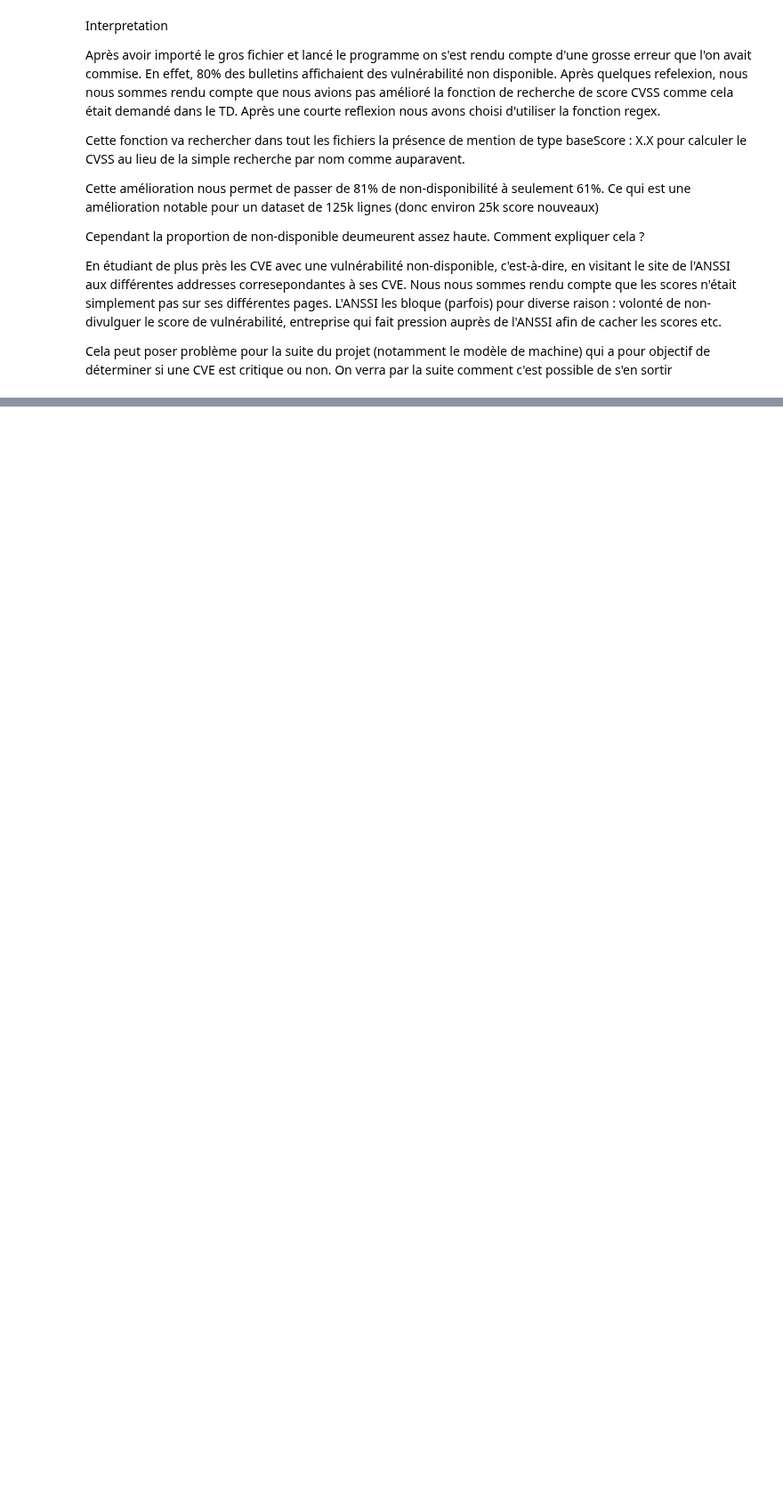
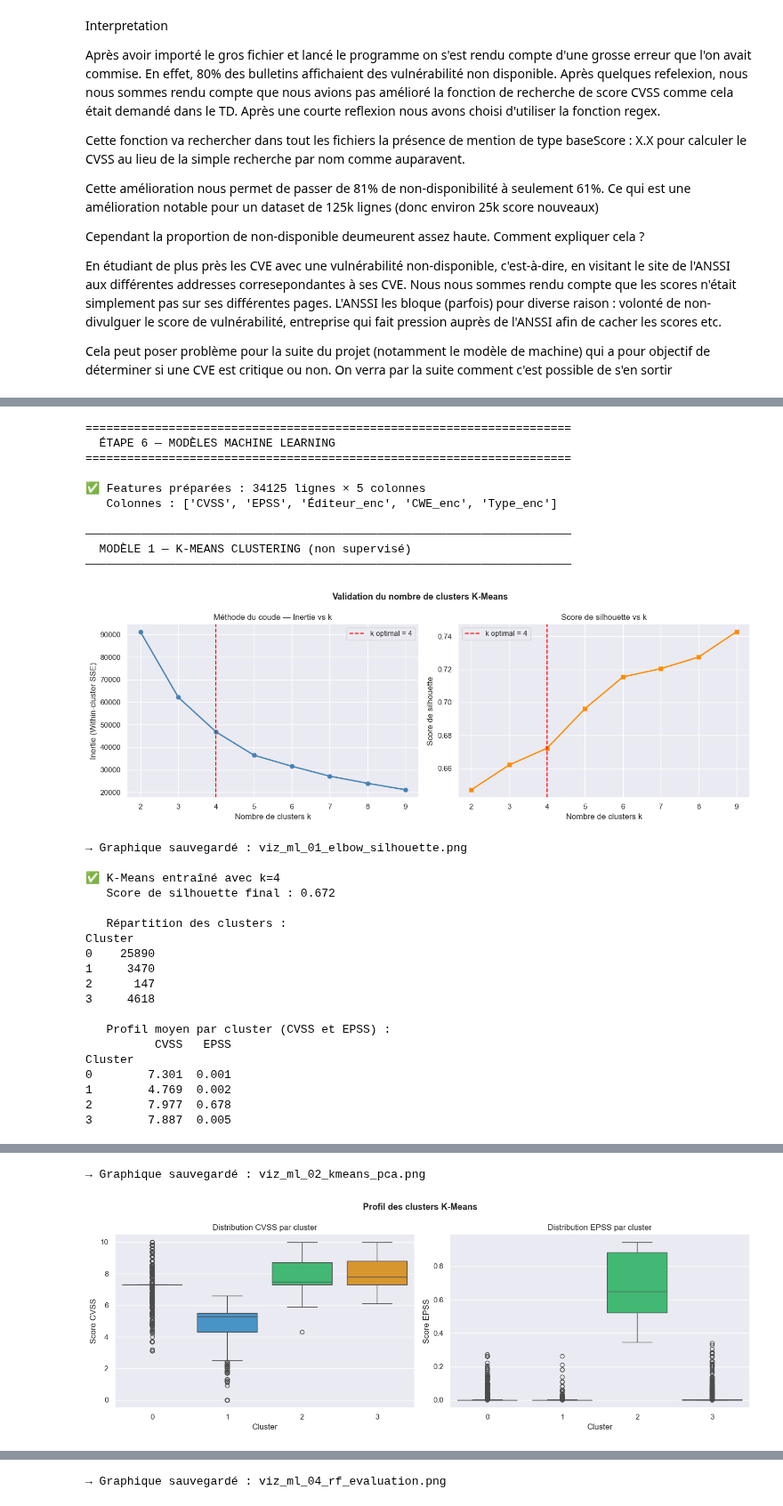
Before and after one commit to AL3X4231/gestion-detection_mail, a Jupyter notebook: main.ipynb, the cells around one changed output, grey strips where cells are left out. Shown at 89% size. Cells and saved outputs as stored; diff of their text form; code cells hidden in the pictures; blank space fills up the shorter version.

```diff
--- a/main.ipynb
+++ b/main.ipynb
@@ -979,8 +988,6 @@ Cependant, on va limiter la base de données pour le machine learning, aux CVE d
 # %%
 """
-╔══════════════════════════════════════════════════════════════════════════════╗
-║   ÉTAPE 6 — MODÈLES MACHINE LEARNING (supervisé + non supervisé)             ║
-╚══════════════════════════════════════════════════════════════════════════════╝
+ÉTAPE 6 — MODÈLES MACHINE LEARNING (supervisé + non supervisé)
 """
 
 # ─────────────────────────────────────────────────────────────────────────────
@@ -1304,30 +1311,61 @@ plt.savefig("viz_ml_06_rf_cv_scores.png", dpi=150)
 plt.show()
 print("→ Graphique sauvegardé : viz_ml_06_rf_cv_scores.png")
 
 auc = roc_auc_score(y_test, y_proba)
 print(f"""
 INTERPRÉTATION RANDOM FOREST :
 ━━━━━━━━━━━━━━━━━━━━━━━━━━━━━
   • AUC-ROC = {auc:.3f} : {'excellent' if auc > 0.85 else 'bon' if auc > 0.75 else 'modéré'}
     → Le modèle discrimine bien les CVE critiques des non critiques.
 
   • La validation croisée 5-fold donne un F1-macro stable
     ({cv_scores.mean():.3f} ± {cv_scores.std():.3f}), indiquant une bonne généralisation.
 
   • La feature la plus importante est EPSS : malgré sa faible valeur absolue,
     elle apporte un signal discriminant fort pour les CVE réellement dangereux.
 
   • CWE_enc et Éditeur_enc contribuent également, confirmant que certaines
     familles de failles (CWE-416, CWE-20) et certains éditeurs (Linux, Google)
     sont systématiquement associés à des vulnérabilités critiques.
 
   • Le class_weight='balanced' permet de compenser le déséquilibre éventuel
     entre classes, garantissant que les CVE critiques ne sont pas sous-détectés.
 
 UTILISATION PRATIQUE :
   Ce modèle peut être utilisé en amont du pipeline pour pré-tagger
   automatiquement les nouveaux bulletins ANSSI comme « critique » ou
   « non critique » dès leur publication, avant même l'enrichissement complet.
 """)
 
 print("\n✅ Étape 6 complète. Toutes les visualisations ML sauvegardées.")
+# %% [output]
+======================================================================
+  ÉTAPE 6 — MODÈLES MACHINE LEARNING
+======================================================================
+
+✅ Features préparées : 34125 lignes × 5 colonnes
+   Colonnes : ['CVSS', 'EPSS', 'Éditeur_enc', 'CWE_enc', 'Type_enc']
+
+──────────────────────────────────────────────────────────────────────
+  MODÈLE 1 — K-MEANS CLUSTERING (non supervisé)
+──────────────────────────────────────────────────────────────────────
+[figure, added]
+→ Graphique sauvegardé : viz_ml_01_elbow_silhouette.png
+
+✅ K-Means entraîné avec k=4
+   Score de silhouette final : 0.672
+
+   Répartition des clusters :
+Cluster
+0    25890
+1     3470
+2      147
+3     4618
+
+   Profil moyen par cluster (CVSS et EPSS) :
+          CVSS   EPSS
+Cluster
+0        7.301  0.001
+1        4.769  0.002
+2        7.977  0.678
+3        7.887  0.005
@@ -1333,0 +1373,2 @@ print("\n✅ Étape 6 complète. Toutes les visualisations ML sauvegardées.")
+→ Graphique sauvegardé : viz_ml_02_kmeans_pca.png
+[figure, added]
@@ -1333,0 +1393 @@ print("\n✅ Étape 6 complète. Toutes les visualisations ML sauvegardées.")
+→ Graphique sauvegardé : viz_ml_04_rf_evaluation.png
```
Also changed, not shown: parts of 4 cells of this notebook, 6 other files.
